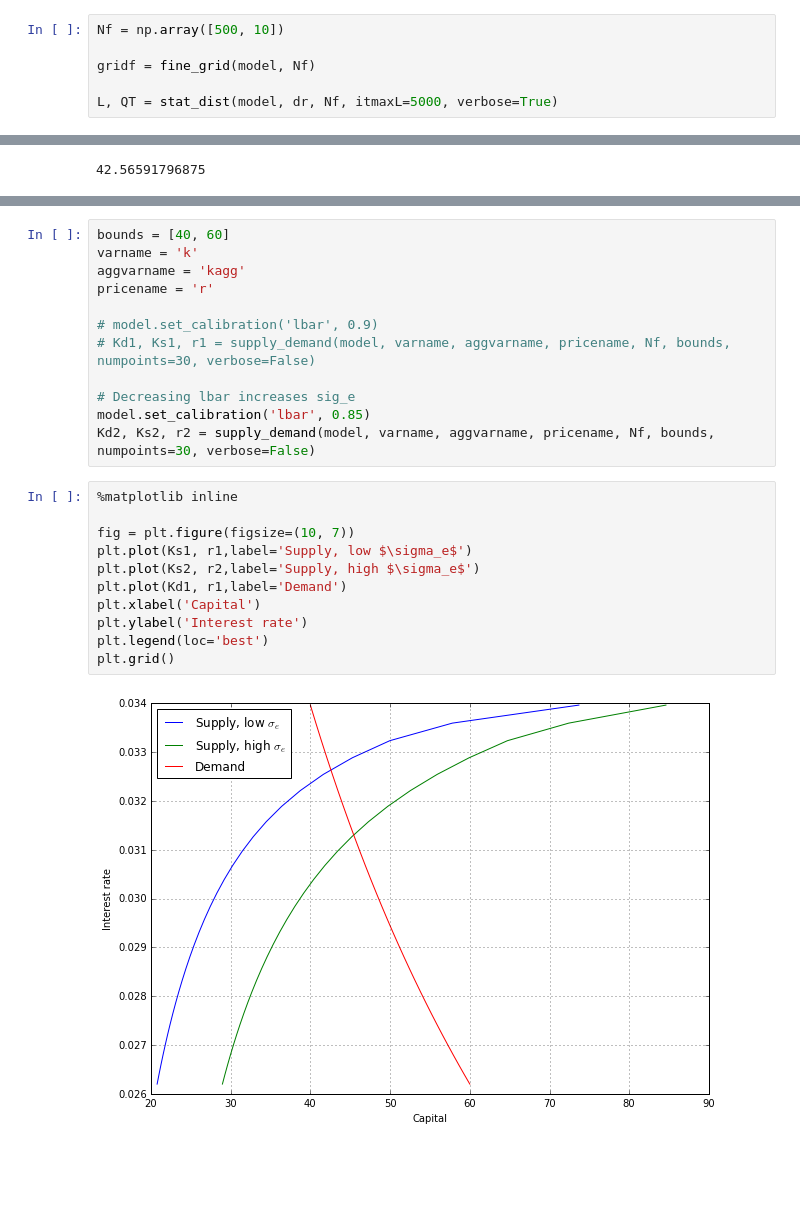
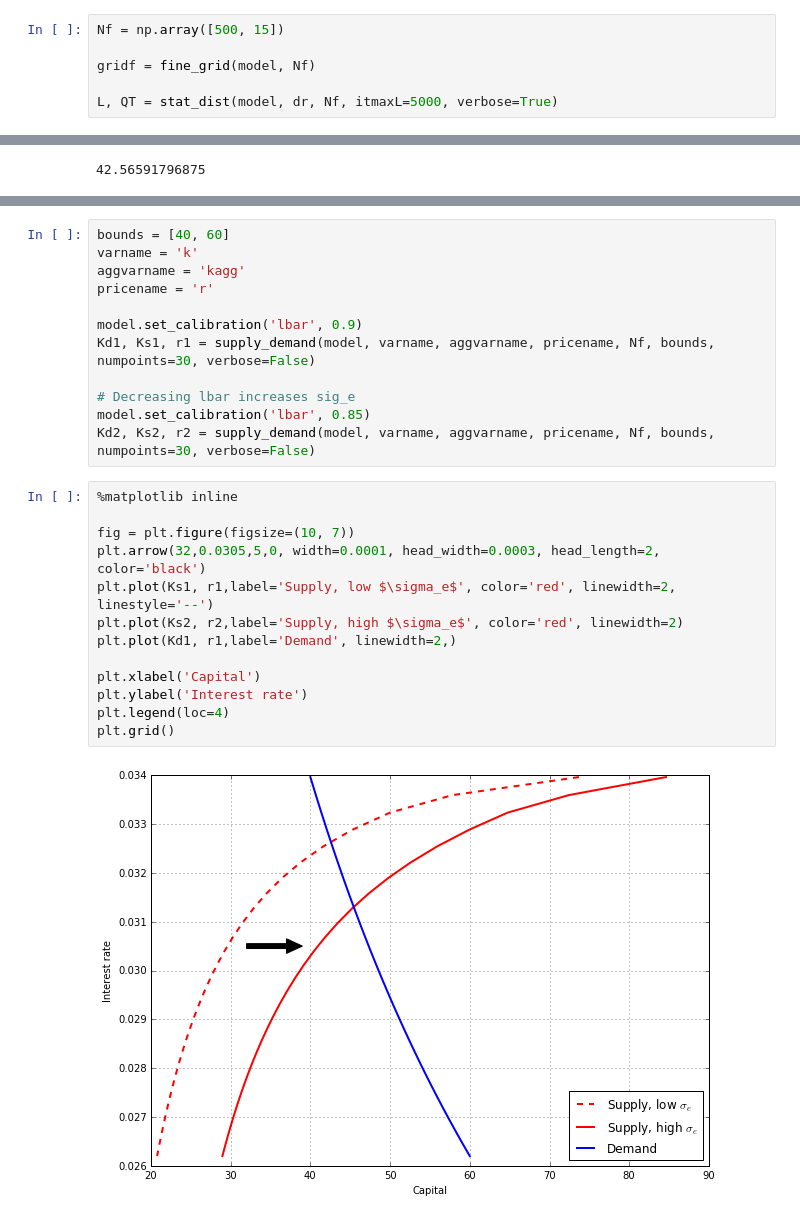
Before and after one commit to jagman88/dolo, a Jupyter notebook: examples/models/het_agents_dolo_CLEAN.ipynb, the cells around one changed output, grey strips where cells are left out. Saved outputs shown, nothing was run; the diff lists cells and outputs as text; blank space fills up the shorter version.

```diff
--- a/examples/models/het_agents_dolo_CLEAN.ipynb
+++ b/examples/models/het_agents_dolo_CLEAN.ipynb
@@ -155,5 +143,5 @@ Helpfully, we can compute the stationary distribution in dolo with the single co
 # %%
-Nf = np.array([500, 10])
+Nf = np.array([500, 15])
 
 gridf = fine_grid(model, Nf)
 
@@ -309,8 +297,8 @@ varname = 'k'
 aggvarname = 'kagg'
 pricename = 'r'
 
-# model.set_calibration('lbar', 0.9)
-# Kd1, Ks1, r1 = supply_demand(model, varname, aggvarname, pricename, Nf, bounds, numpoints=30, verbose=False)
+model.set_calibration('lbar', 0.9)
+Kd1, Ks1, r1 = supply_demand(model, varname, aggvarname, pricename, Nf, bounds, numpoints=30, verbose=False)
 
 # Decreasing lbar increases sig_e
 model.set_calibration('lbar', 0.85)
@@ -318,13 +306,15 @@ Kd2, Ks2, r2 = supply_demand(model, varname, aggvarname, pricename, Nf, bounds,
 # %%
 %matplotlib inline
 
 fig = plt.figure(figsize=(10, 7))
-plt.plot(Ks1, r1,label='Supply, low $\sigma_e$')
-plt.plot(Ks2, r2,label='Supply, high $\sigma_e$')
-plt.plot(Kd1, r1,label='Demand')
+plt.arrow(32,0.0305,5,0, width=0.0001, head_width=0.0003, head_length=2, color='black')
+plt.plot(Ks1, r1,label='Supply, low $\sigma_e$', color='red', linewidth=2, linestyle='--')
+plt.plot(Ks2, r2,label='Supply, high $\sigma_e$', color='red', linewidth=2)
+plt.plot(Kd1, r1,label='Demand', linewidth=2,)
+
 plt.xlabel('Capital')
 plt.ylabel('Interest rate')
-plt.legend(loc='best')
+plt.legend(loc=4)
 plt.grid()
 # %% [output]
-[figure, old version]
+[figure, new version]
```
Also changed, not shown: parts of 19 cells of this notebook, 2 other files.
